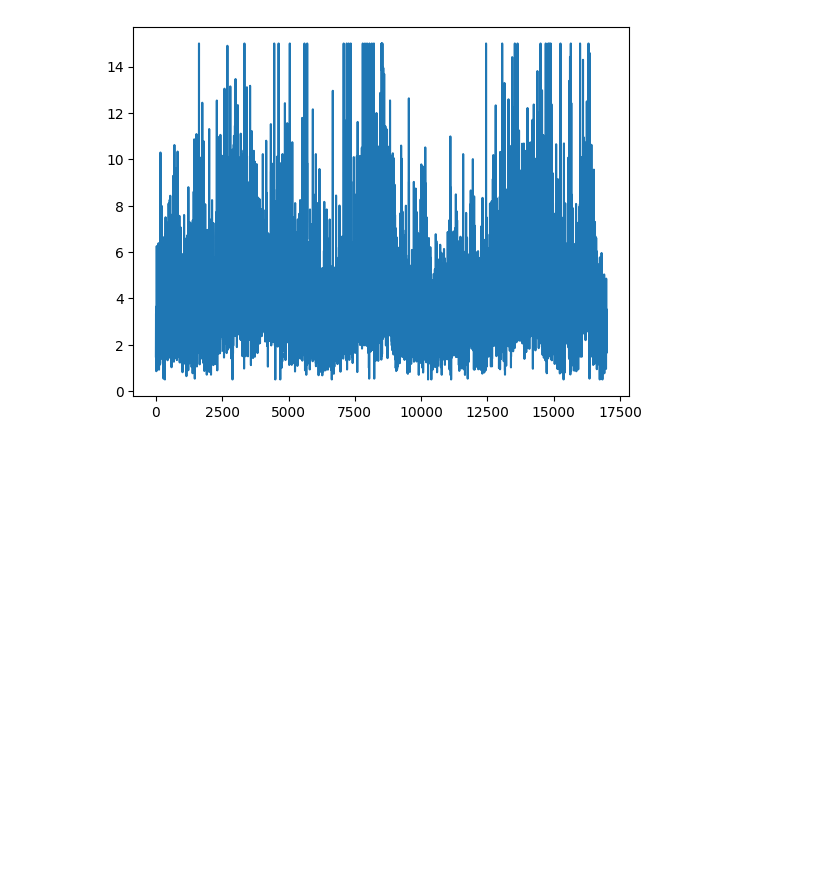
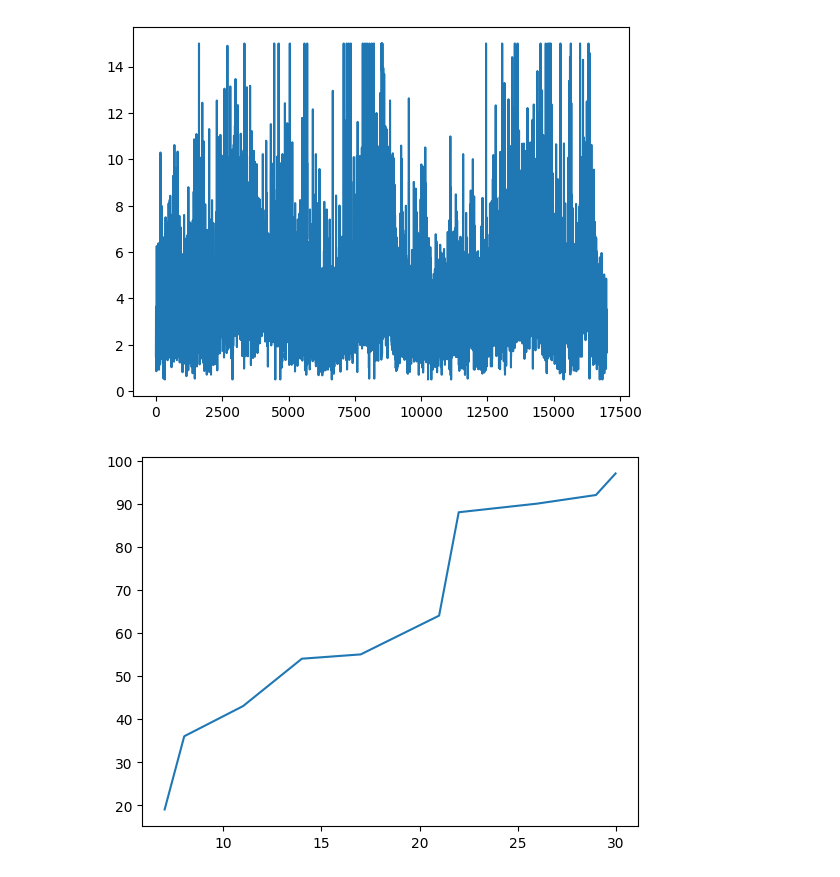
Before and after one commit to NISHIKAWA-3/pythondev, a Jupyter notebook: m-kikuchi13.ipynb, the cells around one changed output. Drawn from its saved outputs; the diff is of its cells as text; code cells hidden in the pictures; blank space fills up the shorter version.

```diff
--- a/m-kikuchi13.ipynb
+++ b/m-kikuchi13.ipynb
@@ -50,3 +50,11 @@ plt.plot(y)
 plt.show()
 # %% [output]
 [figure]
+# %%
+#横軸のデータも用意する
+x = [7, 8, 11, 14, 17, 21, 22, 26, 29, 30]
+y = [19, 36, 43, 54, 55, 64, 88, 90, 92, 97]
+plt.plot(x, y) #横軸は配列 [7, 8, 11, 14, 17, 21, 22, 26, 29, 30] です。縦軸は [19, 36, 43, 54, 55, 64, 88, 90, 92, 97] です。横軸もグラフに指定する際は、plt.plot(横軸の配列, 縦軸の配列)
+plt.show()
+# %% [output]
+[figure, added]
```
Also changed, not shown: parts of 21 cells of this notebook, 4 other files.
